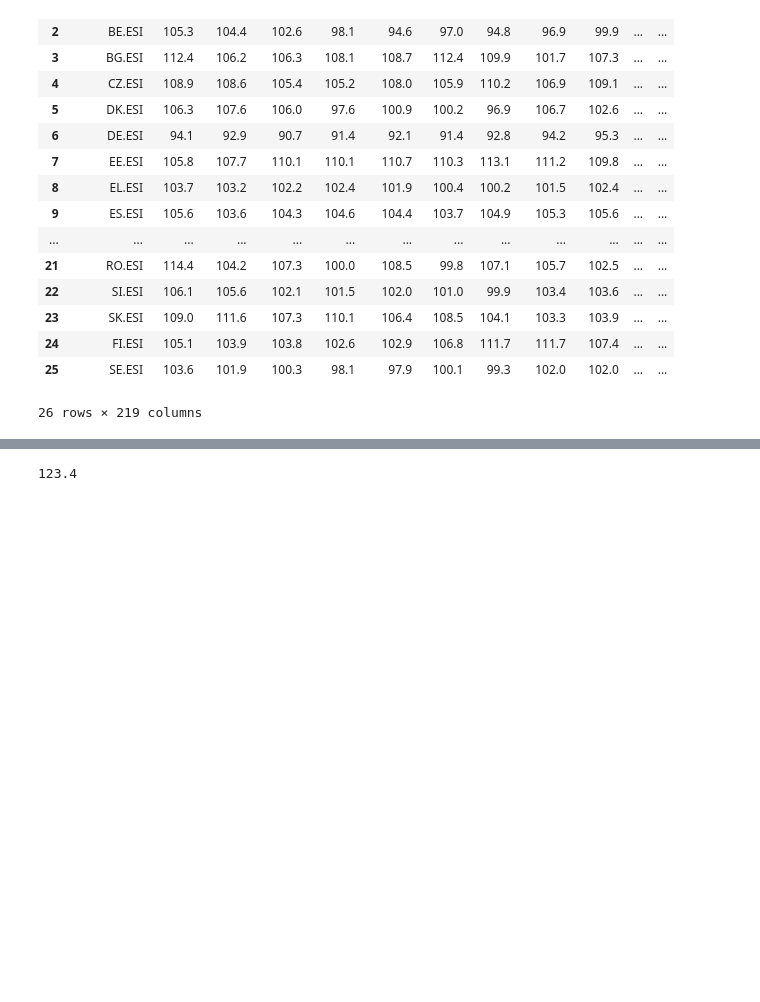
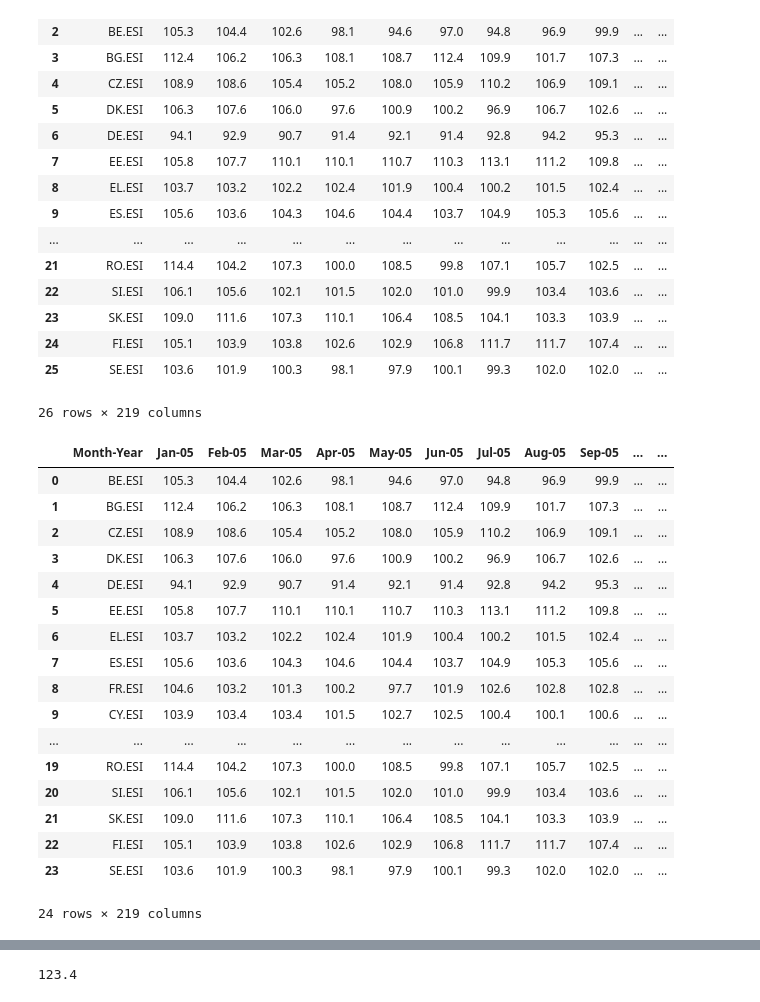
Before and after one commit to JoanneLin168/ADS-European-Productivity, a Jupyter notebook: Notebooks/deepLearning_ESI.ipynb, the cells around one changed output, grey strips where cells are left out. Cells and saved outputs as stored; diff of their text form; code cells hidden in the pictures; blank space fills up the shorter version.

```diff
--- a/Notebooks/deepLearning_ESI.ipynb
+++ b/Notebooks/deepLearning_ESI.ipynb
@@ -46,6 +46,30 @@ cleanedData
 | 24 | FI.ESI | 105.1 | 103.9 | 103.8 | 102.6 | 102.9 | 106.8 | 111.7 | 111.7 | 107.4 | ... | ... |
 | 25 | SE.ESI | 103.6 | 101.9 | 100.3 | 98.1 | 97.9 | 100.1 | 99.3 | 102.0 | 102.0 | ... | ... |
 26 rows × 219 columns
+# %%
+cleanedData = cleanedData.tail(cleanedData.shape[0]-2)
+cleanedData.reset_index(drop=True, inplace=True)
+
+cleanedData
+# %% [output]
+|  | Month-Year | Jan-05 | Feb-05 | Mar-05 | Apr-05 | May-05 | Jun-05 | Jul-05 | Aug-05 | Sep-05 | ... | ... |
+| 0 | BE.ESI | 105.3 | 104.4 | 102.6 | 98.1 | 94.6 | 97.0 | 94.8 | 96.9 | 99.9 | ... | ... |
+| 1 | BG.ESI | 112.4 | 106.2 | 106.3 | 108.1 | 108.7 | 112.4 | 109.9 | 101.7 | 107.3 | ... | ... |
+| 2 | CZ.ESI | 108.9 | 108.6 | 105.4 | 105.2 | 108.0 | 105.9 | 110.2 | 106.9 | 109.1 | ... | ... |
+| 3 | DK.ESI | 106.3 | 107.6 | 106.0 | 97.6 | 100.9 | 100.2 | 96.9 | 106.7 | 102.6 | ... | ... |
+| 4 | DE.ESI | 94.1 | 92.9 | 90.7 | 91.4 | 92.1 | 91.4 | 92.8 | 94.2 | 95.3 | ... | ... |
+| 5 | EE.ESI | 105.8 | 107.7 | 110.1 | 110.1 | 110.7 | 110.3 | 113.1 | 111.2 | 109.8 | ... | ... |
+| 6 | EL.ESI | 103.7 | 103.2 | 102.2 | 102.4 | 101.9 | 100.4 | 100.2 | 101.5 | 102.4 | ... | ... |
+| 7 | ES.ESI | 105.6 | 103.6 | 104.3 | 104.6 | 104.4 | 103.7 | 104.9 | 105.3 | 105.6 | ... | ... |
+| 8 | FR.ESI | 104.6 | 103.2 | 101.3 | 100.2 | 97.7 | 101.9 | 102.6 | 102.8 | 102.8 | ... | ... |
+| 9 | CY.ESI | 103.9 | 103.4 | 103.4 | 101.5 | 102.7 | 102.5 | 100.4 | 100.1 | 100.6 | ... | ... |
+| ... | ... | ... | ... | ... | ... | ... | ... | ... | ... | ... | ... | ... |
+| 19 | RO.ESI | 114.4 | 104.2 | 107.3 | 100.0 | 108.5 | 99.8 | 107.1 | 105.7 | 102.5 | ... | ... |
+| 20 | SI.ESI | 106.1 | 105.6 | 102.1 | 101.5 | 102.0 | 101.0 | 99.9 | 103.4 | 103.6 | ... | ... |
+| 21 | SK.ESI | 109.0 | 111.6 | 107.3 | 110.1 | 106.4 | 108.5 | 104.1 | 103.3 | 103.9 | ... | ... |
+| 22 | FI.ESI | 105.1 | 103.9 | 103.8 | 102.6 | 102.9 | 106.8 | 111.7 | 111.7 | 107.4 | ... | ... |
+| 23 | SE.ESI | 103.6 | 101.9 | 100.3 | 98.1 | 97.9 | 100.1 | 99.3 | 102.0 | 102.0 | ... | ... |
+24 rows × 219 columns
 # %%
 valAndTest_len = int(len(cleanedData)*0.15)
 
```
Also changed, not shown: parts of 11 cells of this notebook, 1 other file.
